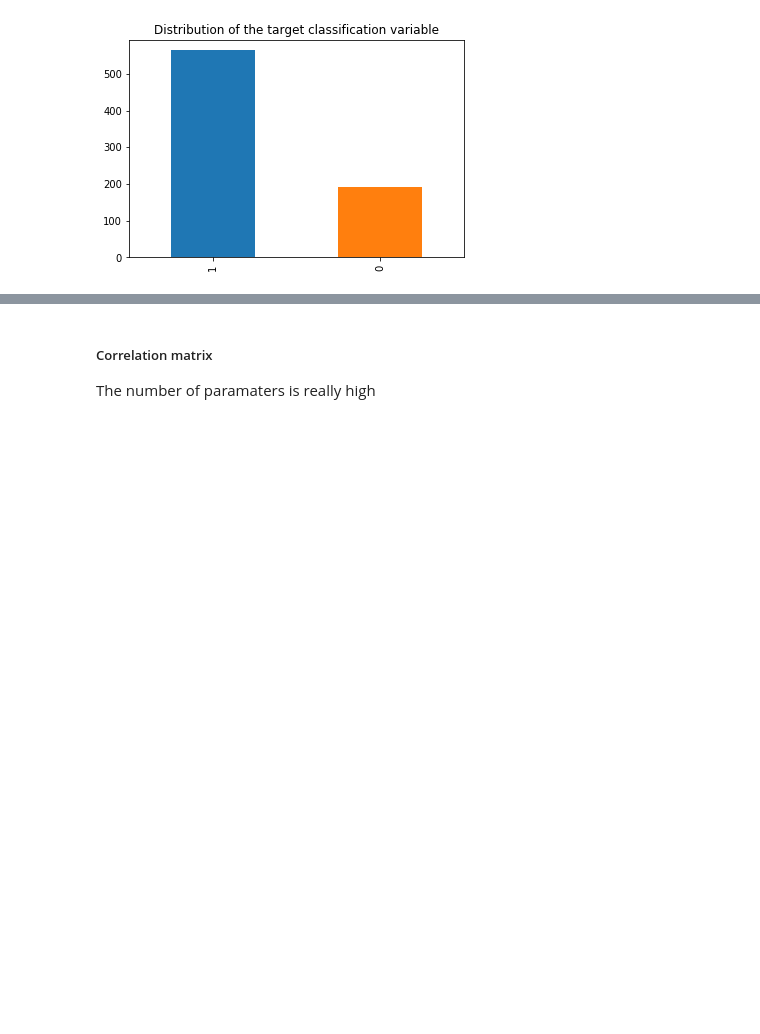
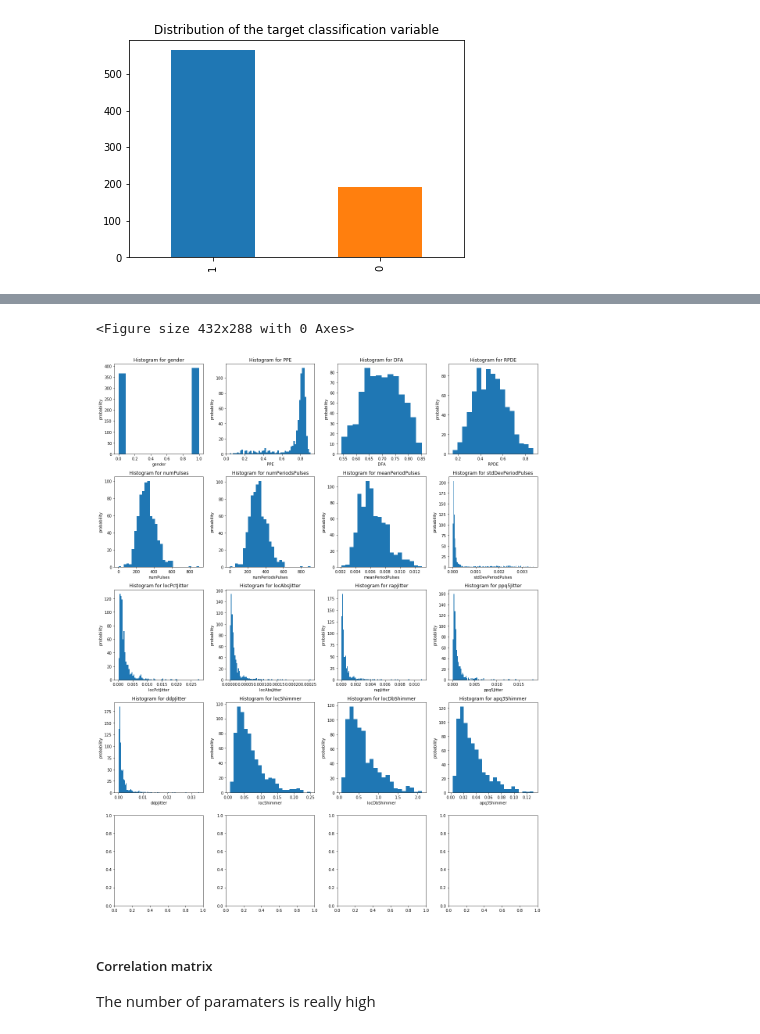
Before and after one commit to mskl/ist-mi-cdadosi7, a Jupyter notebook: project/Parkinson's Disease Classification.ipynb, the cells around one changed output, grey strips where cells are left out. Drawn from its saved outputs; the diff is of its cells as text; code cells hidden in the pictures; blank space fills up the shorter version.

```diff
--- a/project/Parkinson's Disease Classification.ipynb
+++ b/project/Parkinson's Disease Classification.ipynb
@@ -105,3 +122,26 @@ plt.show()
+# %%
+def choose_grid(nr):
+    return nr // 4 + 1, 4
+# %%
+columns_start = 1
+columns_end = 17
+# %%
+columns = df.iloc[:,columns_start:columns_end].select_dtypes(include='number').columns
+rows, cols = choose_grid(len(columns))
+plt.figure()
+fig, axs = plt.subplots(rows, cols, figsize=(cols*4, rows*4), squeeze=False)
+i, j = 0, 0
+for n in range(len(columns)):
+    axs[i, j].set_title('Histogram for %s'%columns[n])
+    axs[i, j].set_xlabel(columns[n])
+    axs[i, j].set_ylabel("probability")
+    axs[i, j].hist(df.iloc[:,columns_start:columns_end][columns[n]].dropna().values, 'auto')
+    i, j = (i + 1, 0) if (n+1) % cols == 0 else (i, j + 1)
+fig.tight_layout()
+plt.show()
+# %% [output]
+<Figure size 432x288 with 0 Axes>
+[figure, added]
 # %% [markdown]
 ##### Correlation matrix
 The number of paramaters is really high
```
Also changed, not shown: parts of 4 cells of this notebook.
